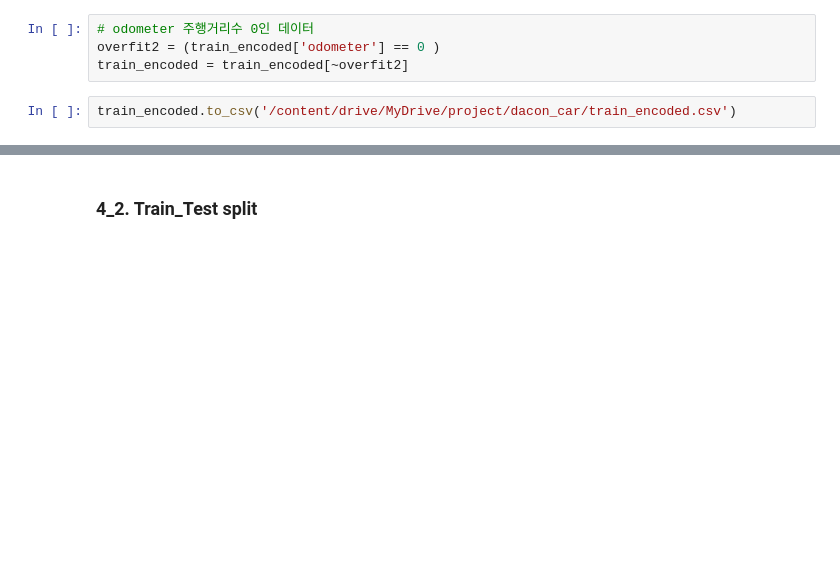
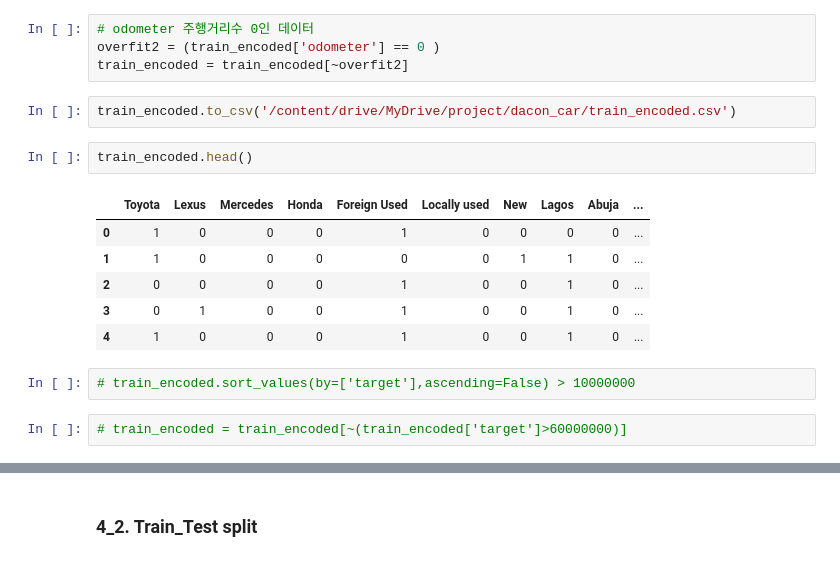
Before and after one commit to y001003/dacon, a Jupyter notebook: used_car/데이콘_중고차_가격예측.ipynb, the cells around one changed output, grey strips where cells are left out. Drawn from its saved outputs; the diff is of its cells as text; blank space fills up the shorter version.

```diff
--- a/used_car/데이콘_중고차_가격예측.ipynb
+++ b/used_car/데이콘_중고차_가격예측.ipynb
@@ -286,3 +286,16 @@ overfit2 = (train_encoded['odometer'] == 0 )
 train_encoded = train_encoded[~overfit2]
 # %%
 train_encoded.to_csv('/content/drive/MyDrive/project/dacon_car/train_encoded.csv')
+# %%
+train_encoded.head()
+# %% [output]
+|  | Toyota | Lexus | Mercedes | Honda | Foreign Used | Locally used | New | Lagos | Abuja | ... |
+| 0 | 1 | 0 | 0 | 0 | 1 | 0 | 0 | 0 | 0 | ... |
+| 1 | 1 | 0 | 0 | 0 | 0 | 0 | 1 | 1 | 0 | ... |
+| 2 | 0 | 0 | 0 | 0 | 1 | 0 | 0 | 1 | 0 | ... |
+| 3 | 0 | 1 | 0 | 0 | 1 | 0 | 0 | 1 | 0 | ... |
+| 4 | 1 | 0 | 0 | 0 | 1 | 0 | 0 | 1 | 0 | ... |
+# %%
+# train_encoded.sort_values(by=['target'],ascending=False) > 10000000
+# %%
+# train_encoded = train_encoded[~(train_encoded['target']>60000000)]
```
Also changed, not shown: parts of 10 cells of this notebook.
